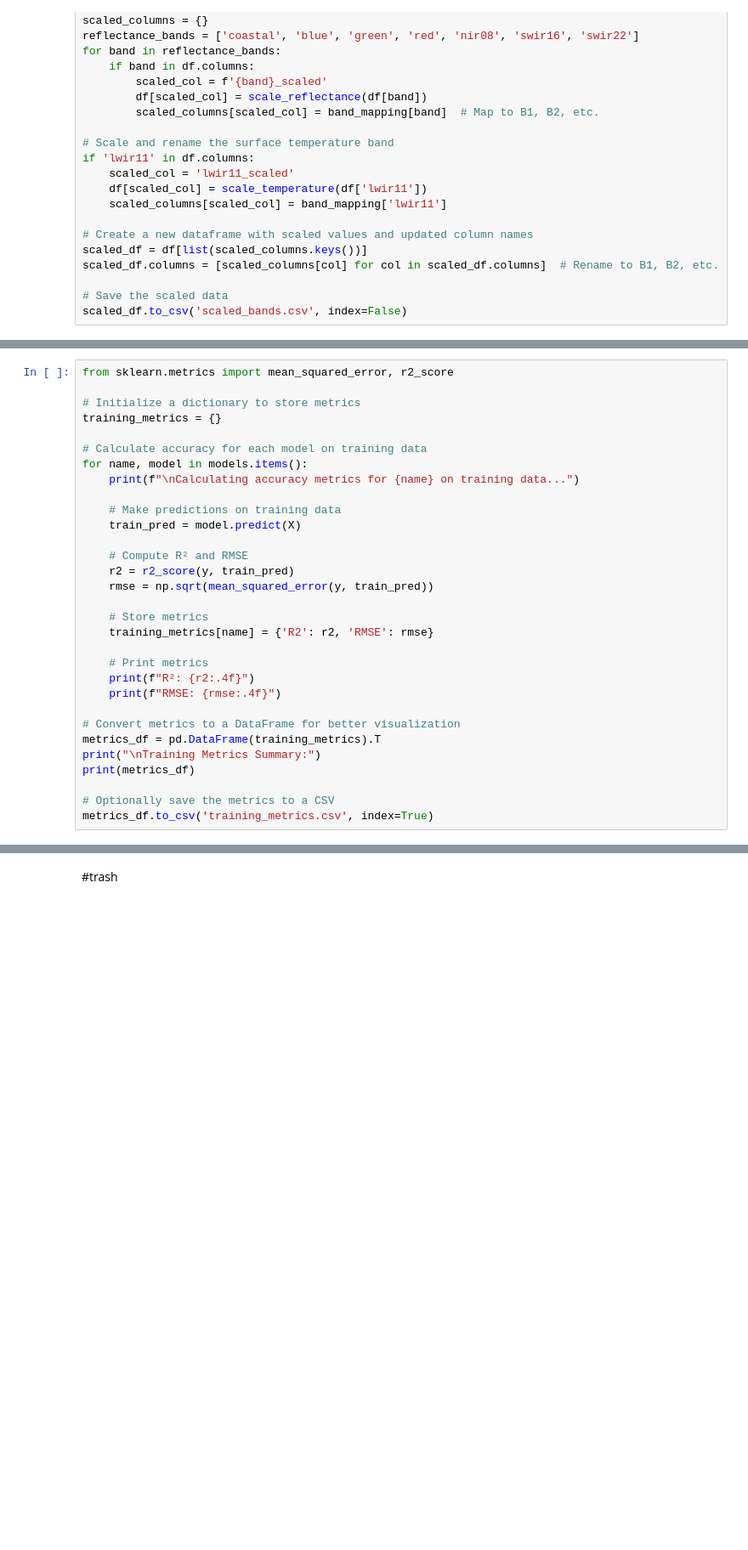
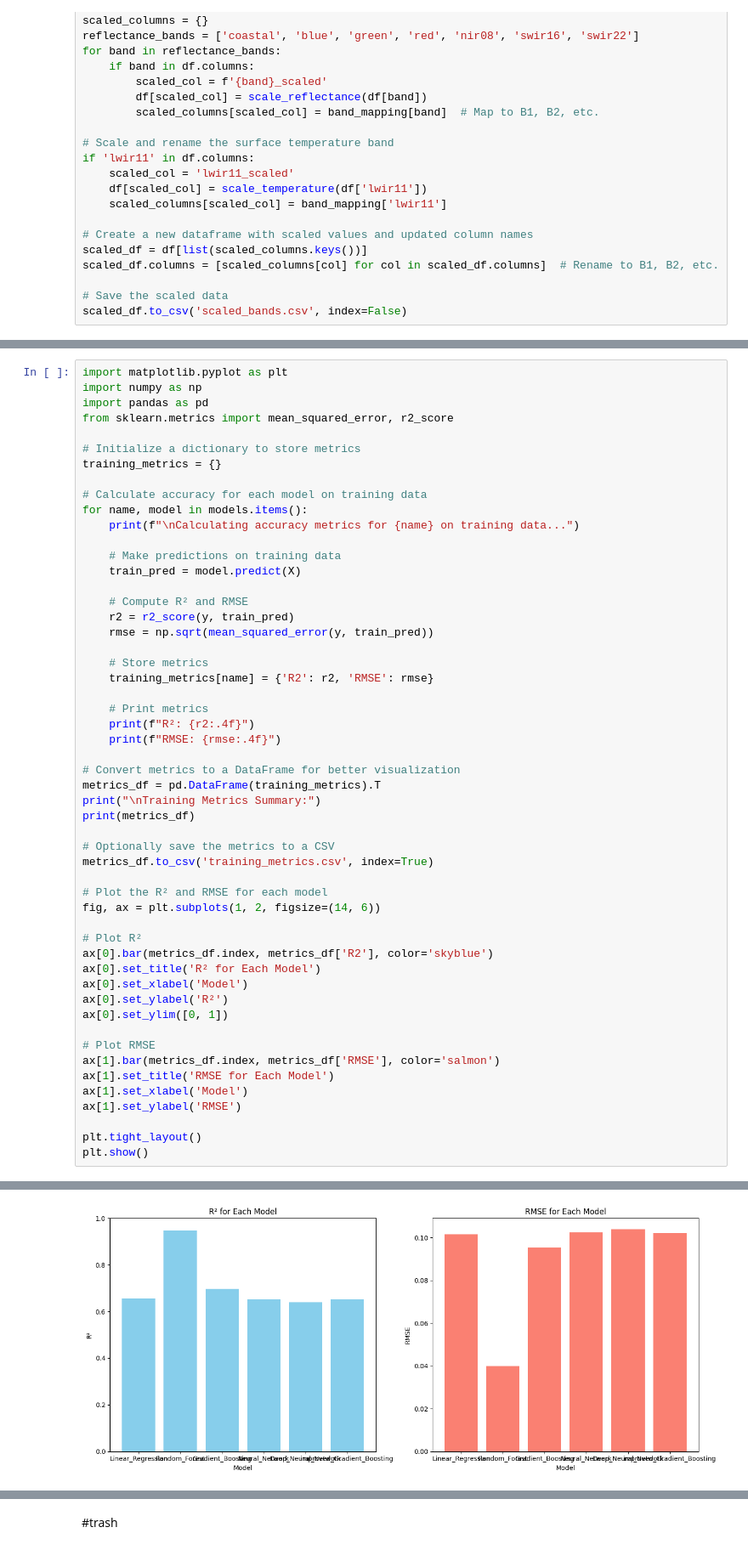
Before and after one commit to OriRoth22/tierra_spec_task, a Jupyter notebook: tierra_spec.ipynb, the cells around one changed output, grey strips where cells are left out. Shown at 85% size. Saved outputs shown, nothing was run; the diff lists cells and outputs as text; blank space fills up the shorter version.

```diff
--- a/tierra_spec.ipynb
+++ b/tierra_spec.ipynb
@@ -511,4 +663,7 @@ Feature Importance Analysis:
 # %%
+import matplotlib.pyplot as plt
+import numpy as np
+import pandas as pd
 from sklearn.metrics import mean_squared_error, r2_score
 
 # Initialize a dictionary to store metrics
@@ -539,6 +694,25 @@ print(metrics_df)
 
 # Optionally save the metrics to a CSV
 metrics_df.to_csv('training_metrics.csv', index=True)
+
+# Plot the R² and RMSE for each model
+fig, ax = plt.subplots(1, 2, figsize=(14, 6))
+
+# Plot R²
+ax[0].bar(metrics_df.index, metrics_df['R2'], color='skyblue')
+ax[0].set_title('R² for Each Model')
+ax[0].set_xlabel('Model')
+ax[0].set_ylabel('R²')
+ax[0].set_ylim([0, 1])
+
+# Plot RMSE
+ax[1].bar(metrics_df.index, metrics_df['RMSE'], color='salmon')
+ax[1].set_title('RMSE for Each Model')
+ax[1].set_xlabel('Model')
+ax[1].set_ylabel('RMSE')
+
+plt.tight_layout()
+plt.show()
 # %% [output]
 Calculating accuracy metrics for Linear_Regression on training data...
 R²: 0.6552
@@ -560,3 +734,4 @@ Deep_Neural_Network  0.640122  0.103834
+[figure, added]
 # %%
 
 import pandas as pd
```
Also changed, not shown: parts of 11 cells of this notebook.
